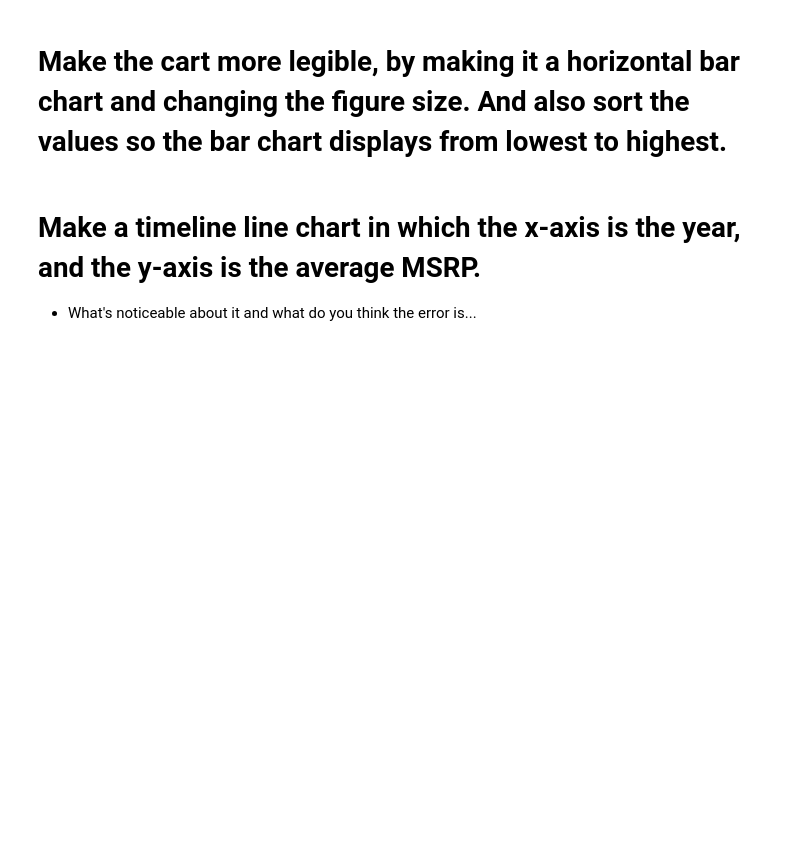
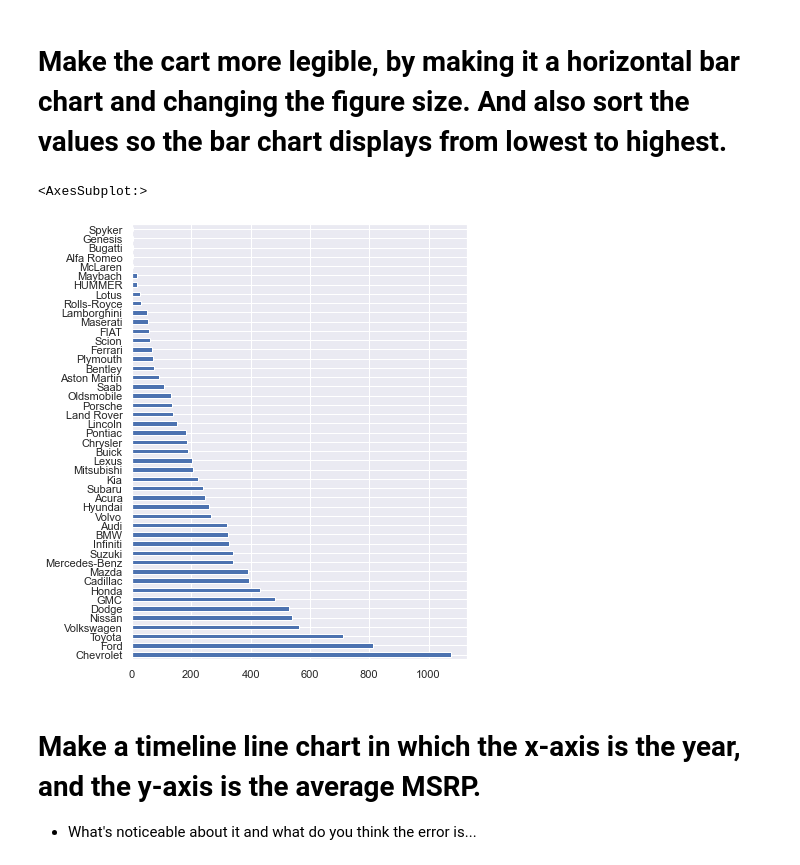
Before and after one commit to JustinRodri3000/2022-fall-data-science, a Jupyter notebook: Week-02-EDA/Exercise-EDA.ipynb, the cells around one changed output. Drawn from its saved outputs; the diff is of its cells as text; code cells hidden in the pictures; blank space fills up the shorter version.

```diff
--- a/Week-02-EDA/Exercise-EDA.ipynb
+++ b/Week-02-EDA/Exercise-EDA.ipynb
@@ -109,7 +109,10 @@ mak.plot(kind='bar')
 # %%
 # Make the cart more legible, by making it a horizontal bar chart, sorting the values, and changing the figure size.
 mak=df['Make'].value_counts()
-mak.plot(kind='bar')
+mak.plot(kind='barh',figsize=(6,8))
+# %% [output]
+<AxesSubplot:>
+[figure, added]
 # %% [markdown]
 # Make a timeline line chart in which the x-axis is the year, and the y-axis is the average MSRP.
 * What's noticeable about it and what do you think the error is...
```
Also changed, not shown: 1 other file.
